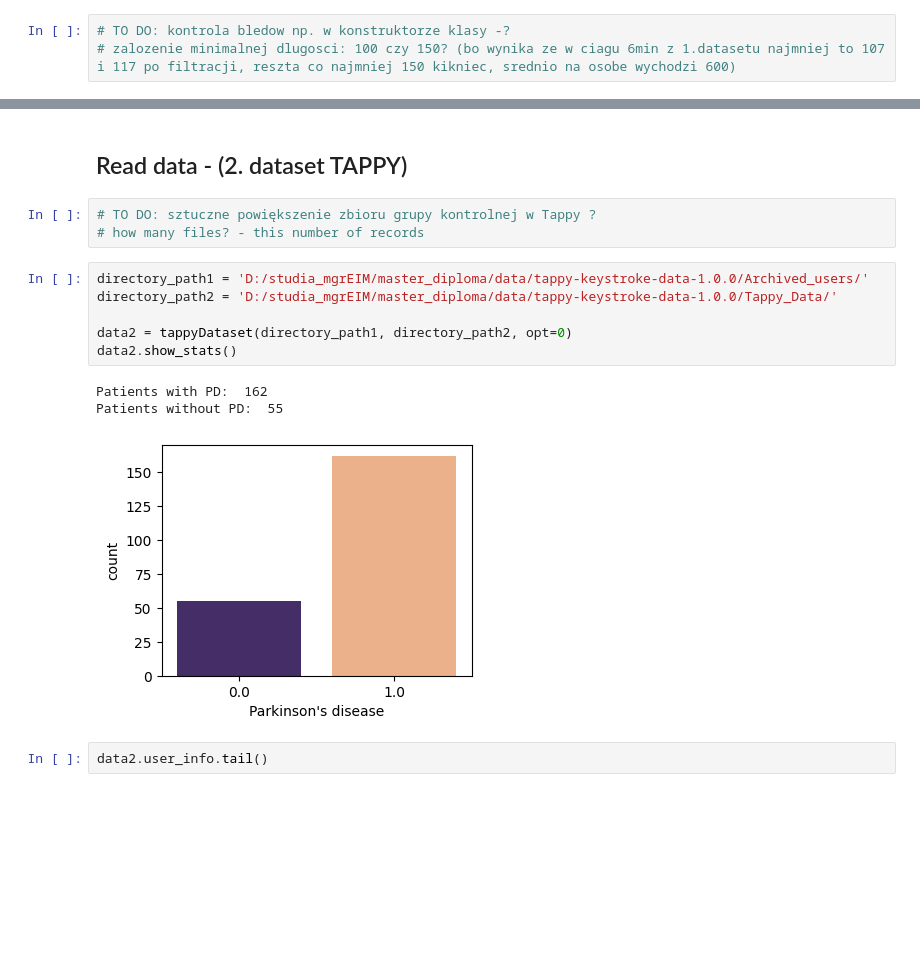
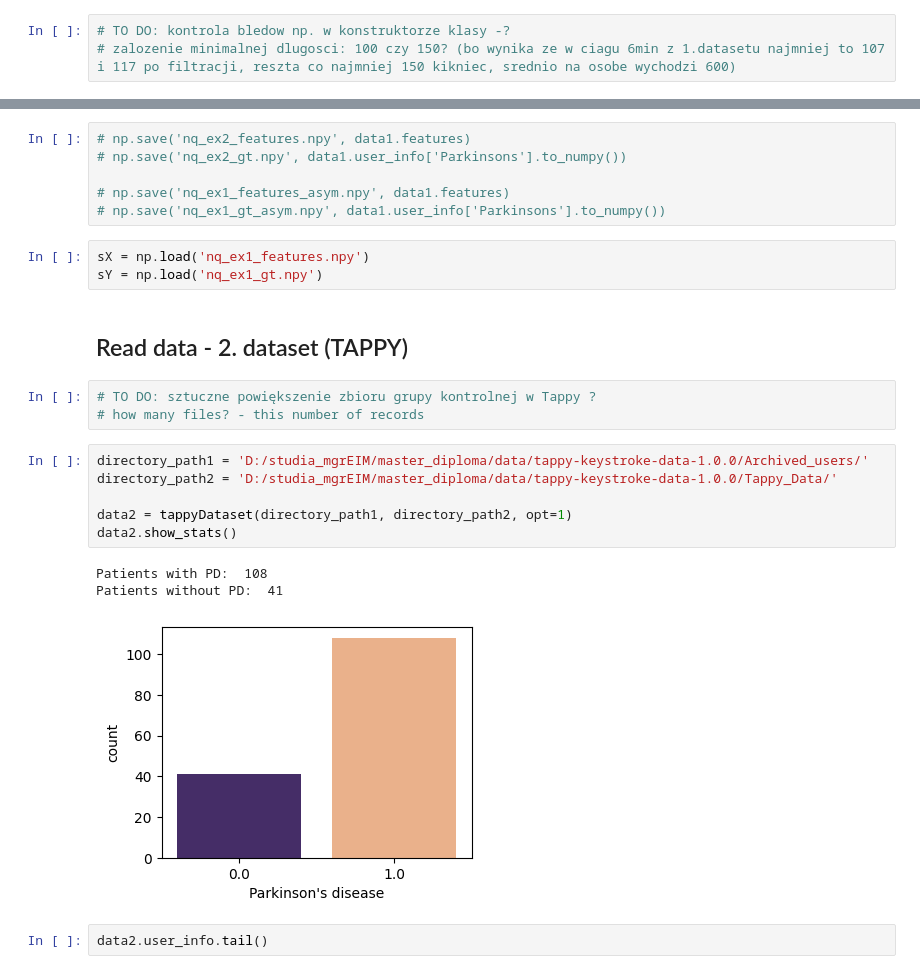
Before and after one commit to HannaKatarzyna/monKEY_app, a Jupyter notebook: evaluation/processing.ipynb, the cells around one changed output, grey strips where cells are left out. Drawn from its saved outputs; the diff is of its cells as text; blank space fills up the shorter version.

```diff
--- a/evaluation/processing.ipynb
+++ b/evaluation/processing.ipynb
@@ -163,18 +43,27 @@ Average CV Score:  0.48200000000000004
+# %%
+# np.save('nq_ex2_features.npy', data1.features)
+# np.save('nq_ex2_gt.npy', data1.user_info['Parkinsons'].to_numpy())
+
+# np.save('nq_ex1_features_asym.npy', data1.features)
+# np.save('nq_ex1_gt_asym.npy', data1.user_info['Parkinsons'].to_numpy())
+# %%
+sX = np.load('nq_ex1_features.npy')
+sY = np.load('nq_ex1_gt.npy')
 # %% [markdown]
-## Read data - (2. dataset TAPPY)
+## Read data - 2. dataset (TAPPY)
 # %%
 # TO DO: sztuczne powiększenie zbioru grupy kontrolnej w Tappy ?
 # how many files? - this number of records
 # %%
 directory_path1 = 'D:/studia_mgrEIM/master_diploma/data/tappy-keystroke-data-1.0.0/Archived_users/'
 directory_path2 = 'D:/studia_mgrEIM/master_diploma/data/tappy-keystroke-data-1.0.0/Tappy_Data/'
 
-data2 = tappyDataset(directory_path1, directory_path2, opt=0)
+data2 = tappyDataset(directory_path1, directory_path2, opt=1)
 data2.show_stats()
 # %% [output]
-Patients with PD:  162
-Patients without PD:  55
+Patients with PD:  108
+Patients without PD:  41
-[figure, old version]
+[figure, new version]
 # %%
 data2.user_info.tail()
 # %% [output]
```
Also changed, not shown: parts of 20 cells of this notebook, 15 other files.
